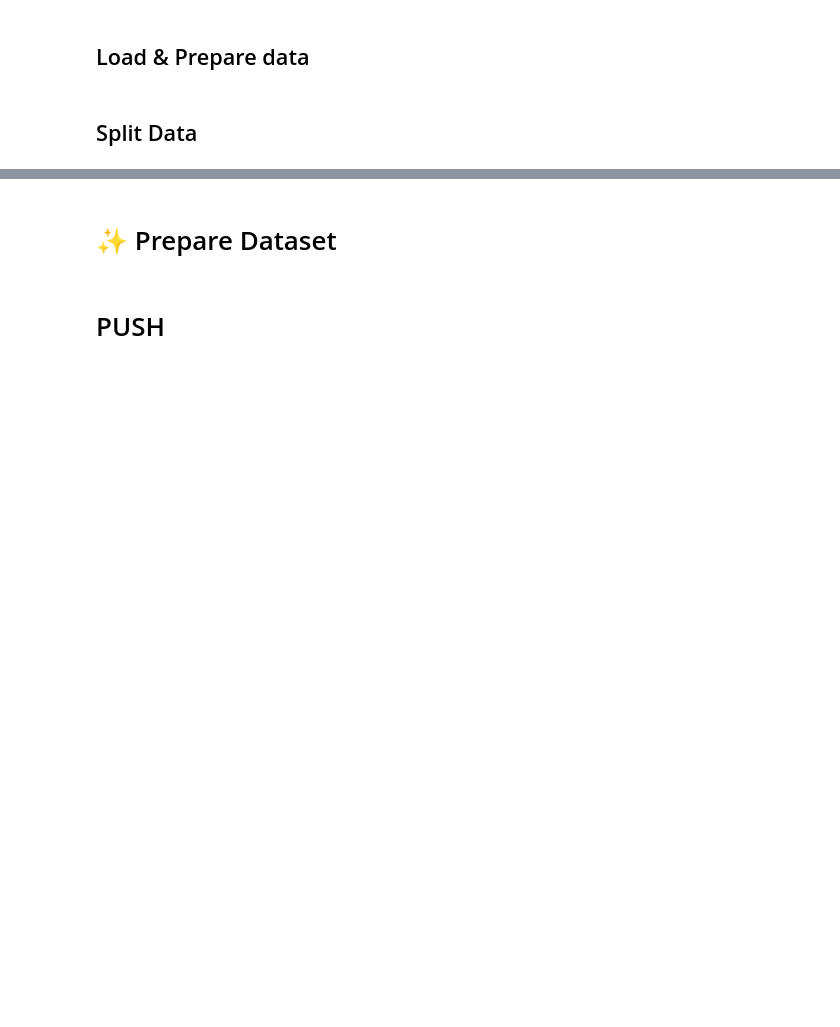
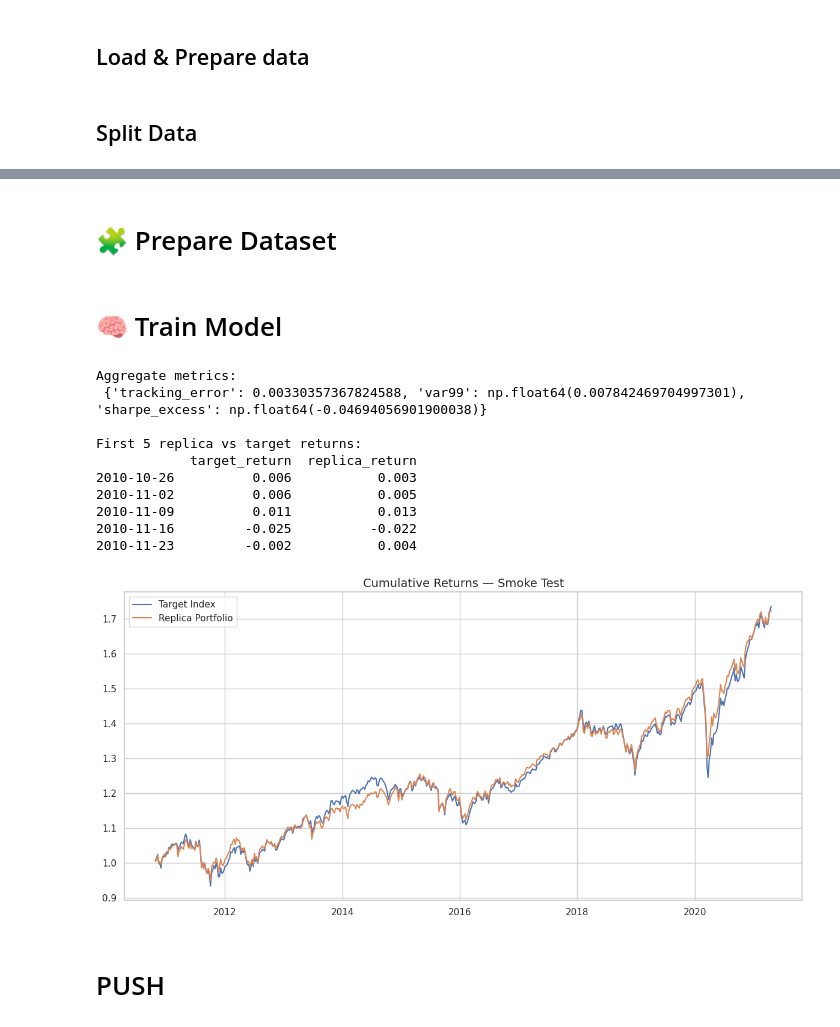
Before and after one commit to jacopo-raffaeli/portfolio-replica, a Jupyter notebook: notebooks/02_Model_Training.ipynb, the cells around one changed output, grey strips where cells are left out. Saved outputs shown, nothing was run; the diff lists cells and outputs as text; code cells hidden in the pictures; blank space fills up the shorter version.

Commit message:
feat: Add training pipeline

```diff
--- a/notebooks/02_Model_Training.ipynb
+++ b/notebooks/02_Model_Training.ipynb
@@ -111,7 +102,7 @@ pd.set_option('display.precision', 3)
 
 # Seaborn and Matplotlib display options
 sns.set(style='whitegrid')
-plt.rcParams['figure.figsize'] = (10, 6)
+plt.rcParams['figure.figsize'] = (12, 6)
 plt.rcParams['axes.titlesize'] = 14
 plt.rcParams['axes.labelsize'] = 12
 
@@ -432,5 +533,5 @@ def generate_backtest_splits(
 # %% [markdown]
-# ✨ Prepare Dataset
+# 🧩 Prepare Dataset
 # %%
 # Load dataset & retrieve X, y
 indices_filepath = data_processed_path + "indices.parquet"
@@ -449,6 +550,61 @@ index_weights = {
 X, y = prepare_X_y(df_indeces, df_futures)
 # %%
 #TODO: Visualize the monster index and its relations with the futures
+# %% [markdown]
+# 🧠 Train Model
+# %%
+from sklearn.preprocessing import StandardScaler
+from sklearn.linear_model import Ridge
+from sklearn.pipeline import Pipeline
+
+# Choose a simple build_model factory
+def build_ridge(alpha=1.0):
+    return Pipeline([
+        ("scaler", StandardScaler()),
+        ("regressor", Ridge(alpha=alpha))
+    ])
+
+# Pick a splitter: sliding window, 52-week lookback, rebalance monthly (step=4)
+window, step = 156, 1
+splits = generate_backtest_splits(y, strategy="sliding", window_length=window, step_length=step)
+
+# Run the backtest simulation
+result = simulate_backtest(
+    X, y,
+    splitter=splits,
+    build_model=build_ridge,
+    model_params={"alpha": 1.0},
+    constraint_funcs=None
+)
+
+# Inspect the outputs
+print("Aggregate metrics:\n", result["aggregate_metrics"])
+print("\nFirst 5 replica vs target returns:")
+print(pd.concat([result["target_returns"], result["replica_returns"]], axis=1).head())
+
+# Plot cumulative returns to see how the replica tracks
+import matplotlib.pyplot as plt
+cum_target  = (1 + result["target_returns"]).cumprod()
+cum_replica = (1 + result["replica_returns"]).cumprod()
+
+plt.plot(cum_target, label="Target Index")
+plt.plot(cum_replica, label="Replica Portfolio")
+plt.title("Cumulative Returns — Smoke Test")
+plt.legend()
+plt.tight_layout()
+plt.show()
+# %% [output]
+Aggregate metrics:
+ {'tracking_error': 0.00330357367824588, 'var99': np.float64(0.007842469704997301), 'sharpe_excess': np.float64(-0.04694056901900038)}
+
+First 5 replica vs target returns:
+            target_return  replica_return
+2010-10-26          0.006           0.003
+2010-11-02          0.006           0.005
+2010-11-09          0.011           0.013
+2010-11-16         -0.025          -0.022
+2010-11-23         -0.002           0.004
+[figure, added]
 # %% [markdown]
 # PUSH
 # %%
```
Also changed, not shown: parts of 6 cells of this notebook.
